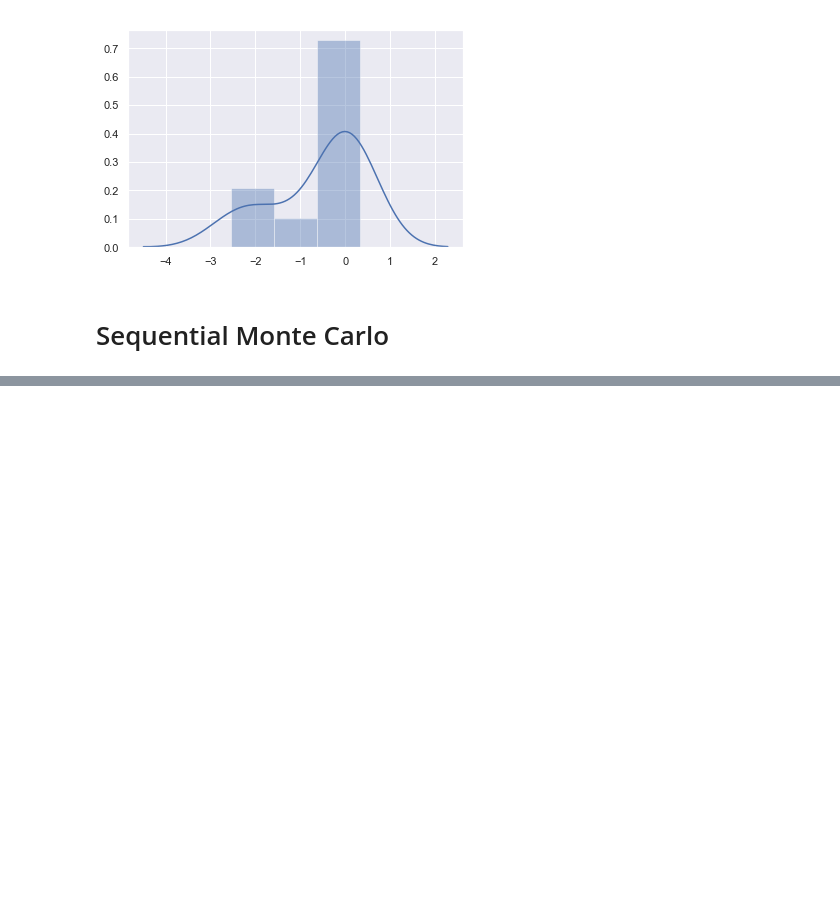
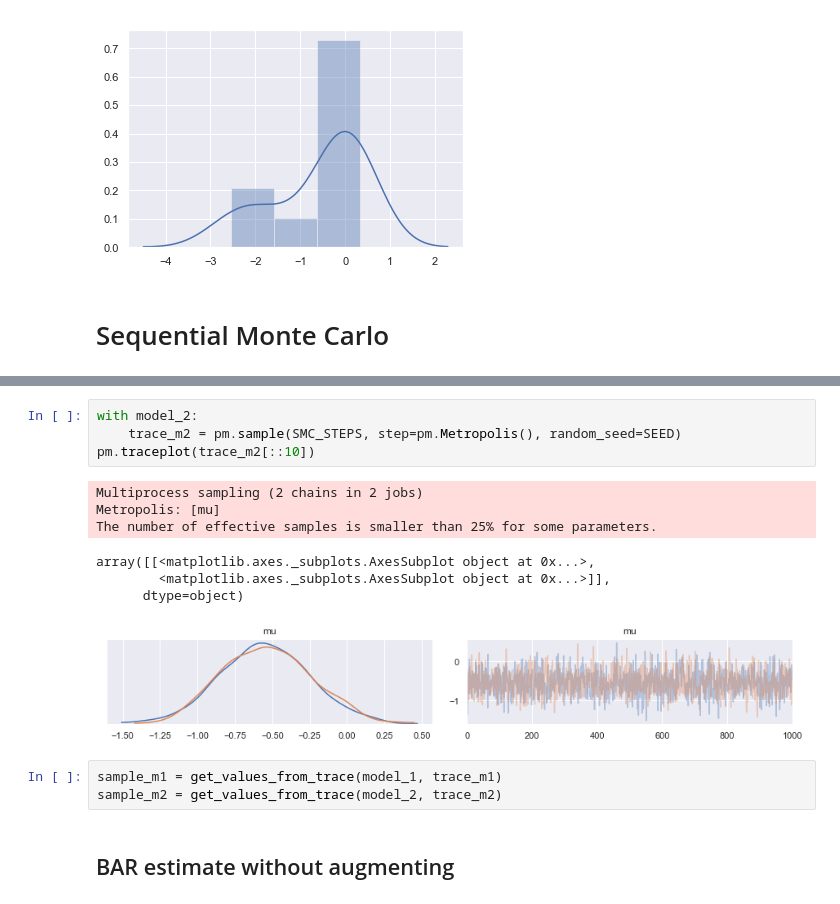
Before and after one commit to nguyentrunghai/BAR_estimator_for_Bayes_factors, a Jupyter notebook: single_Gaussian_models.ipynb, the cells around one changed output, grey strips where cells are left out. Drawn from its saved outputs; the diff is of its cells as text; blank space fills up the shorter version.

```diff
--- a/single_Gaussian_models.ipynb
+++ b/single_Gaussian_models.ipynb
@@ -73,0 +214,17 @@ Log10 of Bayes factor model 2 over model 1: 2.49888
+# %%
+with model_2:
+    trace_m2 = pm.sample(SMC_STEPS, step=pm.Metropolis(), random_seed=SEED)
+pm.traceplot(trace_m2[::10])
+# %% [output]
+Multiprocess sampling (2 chains in 2 jobs)
+Metropolis: [mu]
+The number of effective samples is smaller than 25% for some parameters.
+array([[<matplotlib.axes._subplots.AxesSubplot object at 0x...>,
+        <matplotlib.axes._subplots.AxesSubplot object at 0x...>]],
+      dtype=object)
+[figure, added]
+# %%
+sample_m1 = get_values_from_trace(model_1, trace_m1)
+sample_m2 = get_values_from_trace(model_2, trace_m2)
+# %% [markdown]
+## BAR estimate without augmenting
```
Also changed, not shown: parts of 11 cells of this notebook.
